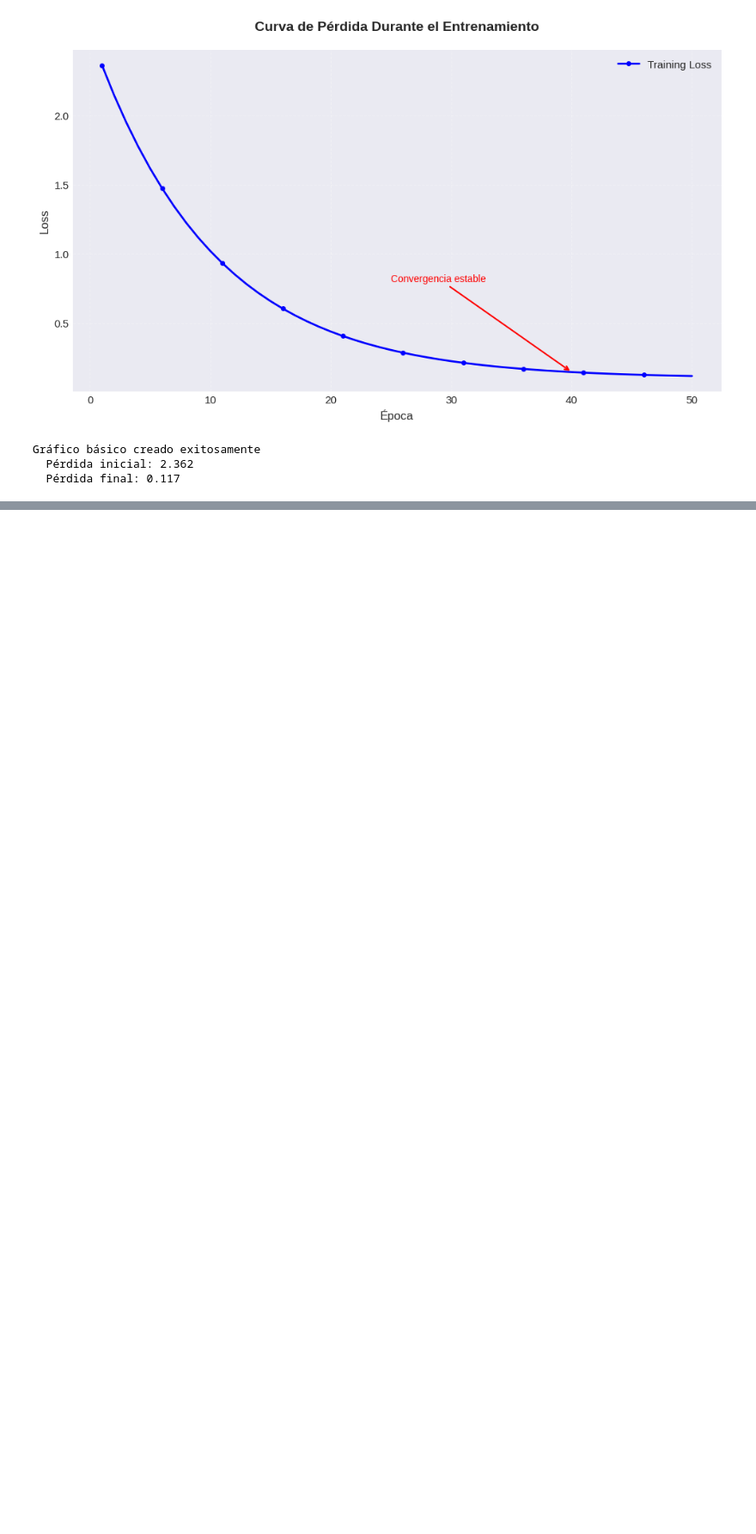
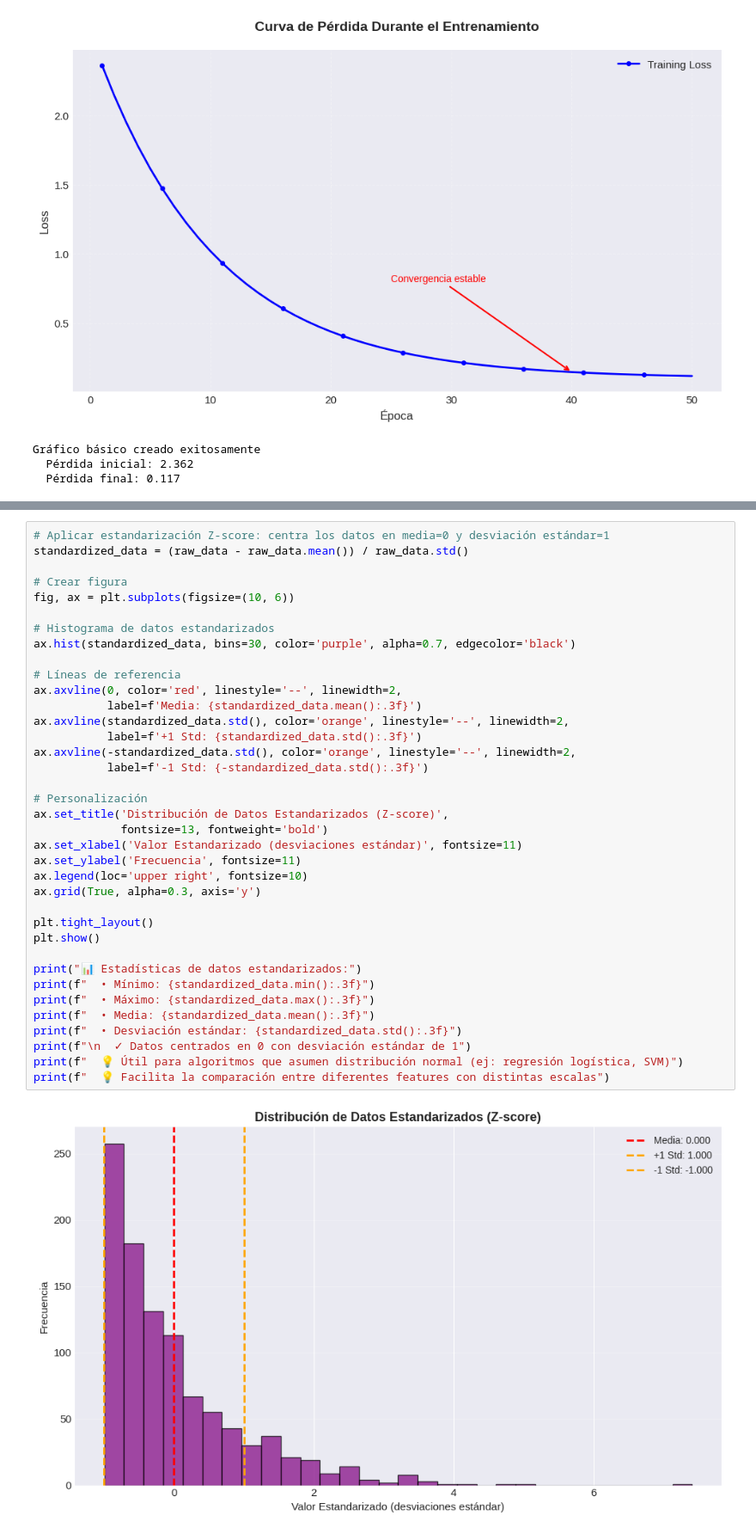
Before and after one commit to jdrodas/fundamentos_IA, a Jupyter notebook: introduccion_matplotlib/introduccion_matplotlib.ipynb, the cells around one changed output, grey strips where cells are left out. Shown at 86% size. Drawn from its saved outputs; the diff is of its cells as text; blank space fills up the shorter version.

```diff
--- a/introduccion_matplotlib/introduccion_matplotlib.ipynb
+++ b/introduccion_matplotlib/introduccion_matplotlib.ipynb
@@ -238,0 +416,39 @@ print("  • Leaky ReLU: previene 'neuronas muertas' del ReLU")
+# %%
+# Aplicar estandarización Z-score: centra los datos en media=0 y desviación estándar=1
+standardized_data = (raw_data - raw_data.mean()) / raw_data.std()
+
+# Crear figura
+fig, ax = plt.subplots(figsize=(10, 6))
+
+# Histograma de datos estandarizados
+ax.hist(standardized_data, bins=30, color='purple', alpha=0.7, edgecolor='black')
+
+# Líneas de referencia
+ax.axvline(0, color='red', linestyle='--', linewidth=2,
+           label=f'Media: {standardized_data.mean():.3f}')
+ax.axvline(standardized_data.std(), color='orange', linestyle='--', linewidth=2,
+           label=f'+1 Std: {standardized_data.std():.3f}')
+ax.axvline(-standardized_data.std(), color='orange', linestyle='--', linewidth=2,
+           label=f'-1 Std: {-standardized_data.std():.3f}')
+
+# Personalización
+ax.set_title('Distribución de Datos Estandarizados (Z-score)',
+             fontsize=13, fontweight='bold')
+ax.set_xlabel('Valor Estandarizado (desviaciones estándar)', fontsize=11)
+ax.set_ylabel('Frecuencia', fontsize=11)
+ax.legend(loc='upper right', fontsize=10)
+ax.grid(True, alpha=0.3, axis='y')
+
+plt.tight_layout()
+plt.show()
+
+print("📊 Estadísticas de datos estandarizados:")
+print(f"  • Mínimo: {standardized_data.min():.3f}")
+print(f"  • Máximo: {standardized_data.max():.3f}")
+print(f"  • Media: {standardized_data.mean():.3f}")
+print(f"  • Desviación estándar: {standardized_data.std():.3f}")
+print(f"\n  ✓ Datos centrados en 0 con desviación estándar de 1")
+print(f"  💡 Útil para algoritmos que asumen distribución normal (ej: regresión logística, SVM)")
+print(f"  💡 Facilita la comparación entre diferentes features con distintas escalas")
+# %% [output]
+[figure, added]
```
Also changed, not shown: parts of 27 cells of this notebook.
